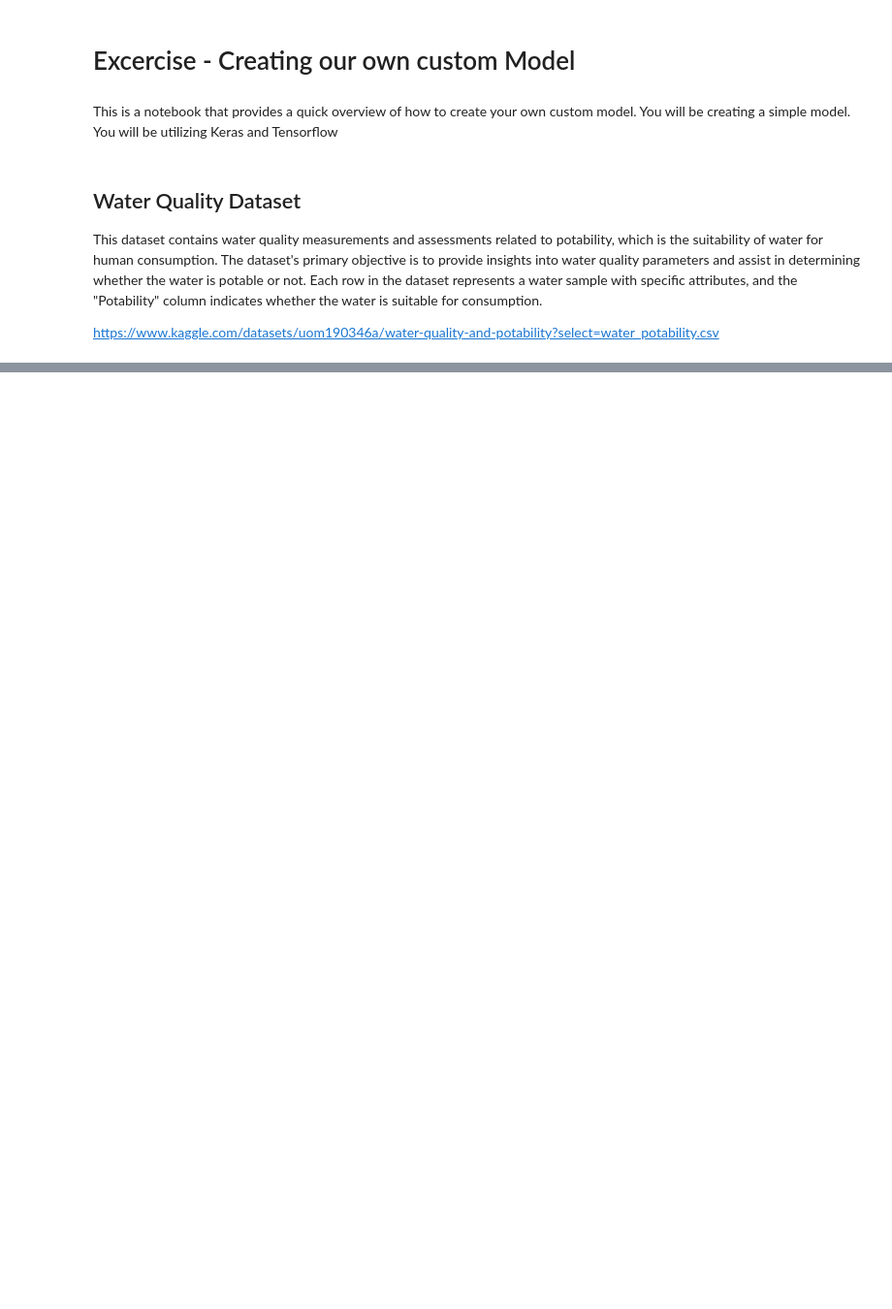
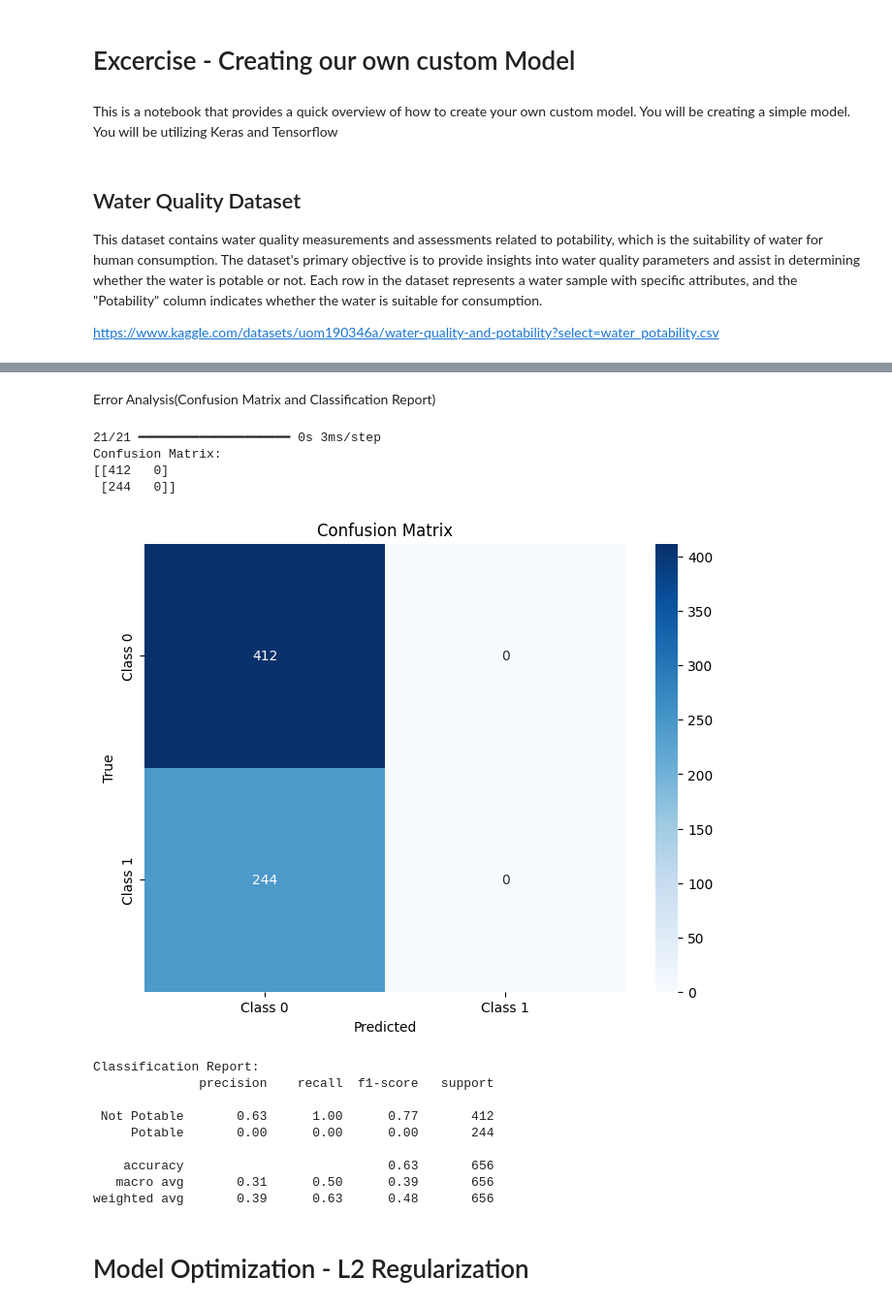
Before and after one commit to StellaIbeh/water_quality_model_pld3, a Jupyter notebook: Water_quality_Group3_.ipynb, the cells around one changed output, grey strips where cells are left out. Shown at 97% size. Cells and saved outputs as stored; diff of their text form; code cells hidden in the pictures; blank space fills up the shorter version.

```diff
--- a/Water_quality_Group3_.ipynb
+++ b/Water_quality_Group3_.ipynb
@@ -104,0 +391,43 @@ NameError: name 'model' is not defined
+# %% [markdown]
+Error Analysis(Confusion Matrix and Classification Report)
+# %%
+# Error Analysis (Confusion Matrix & Classification Report)
+
+# Predicting the test set
+y_pred = l1_model.predict(X_test)
+y_pred_classes = np.round(y_pred).astype(int)  # Convert predictions to 0 or 1
+
+# Compute and Print Confusion Matrix
+conf_matrix = confusion_matrix(y_test, y_pred_classes)
+print("Confusion Matrix:")
+print(conf_matrix)
+
+# Plot Confusion Matrix
+plt.figure(figsize=(8, 6))
+sns.heatmap(conf_matrix, annot=True, fmt='d', cmap='Blues',
+            xticklabels=['Class 0', 'Class 1'], yticklabels=['Class 0', 'Class 1'])
+plt.xlabel('Predicted')
+plt.ylabel('True')
+plt.title('Confusion Matrix')
+plt.show()
+
+# Classification Report
+print("Classification Report:")
+print(classification_report(y_test, y_pred_classes, target_names=['Not Potable', 'Potable']))
+# %% [output]
+21/21 ━━━━━━━━━━━━━━━━━━━━ 0s 3ms/step
+Confusion Matrix:
+[[412   0]
+ [244   0]]
+[figure, added]
+Classification Report:
+              precision    recall  f1-score   support
+
+ Not Potable       0.63      1.00      0.77       412
+     Potable       0.00      0.00      0.00       244
+
+    accuracy                           0.63       656
+   macro avg       0.31      0.50      0.39       656
+weighted avg       0.39      0.63      0.48       656
+# %% [markdown]
+# Model Optimization - L2 Regularization
```
Also changed, not shown: parts of 31 cells of this notebook.
